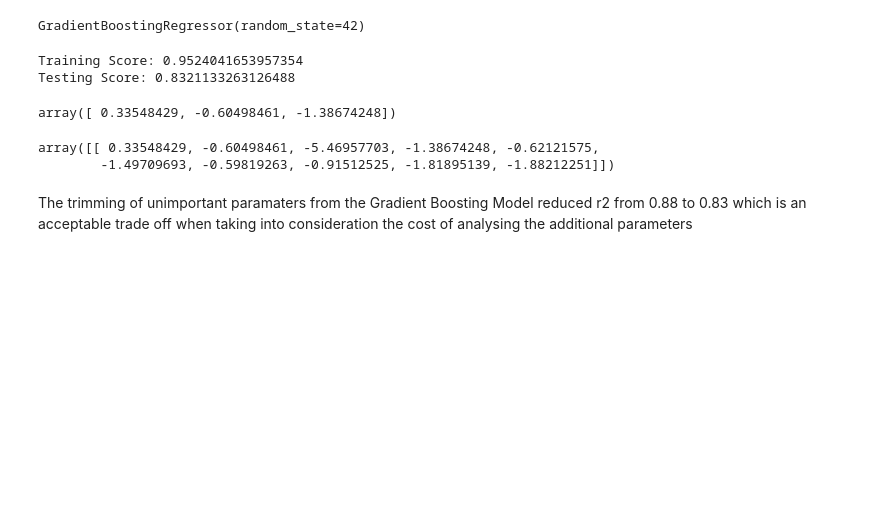
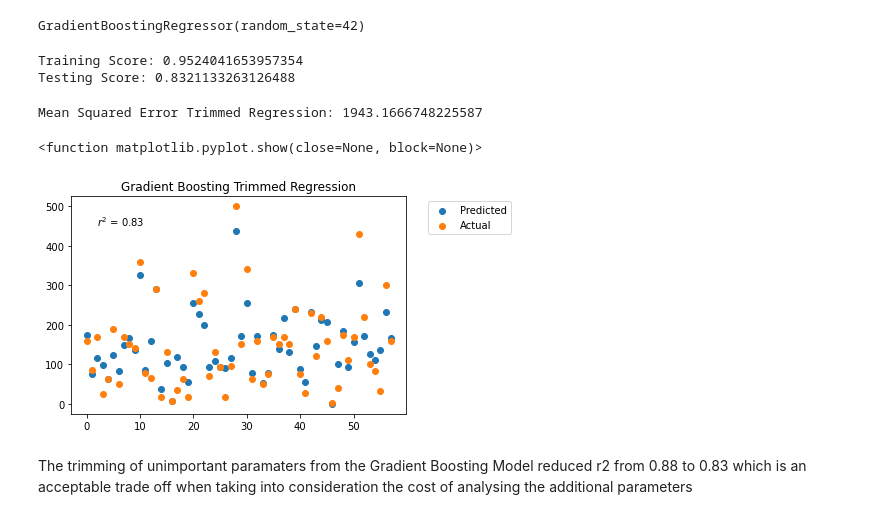
Before and after one commit to JackXinPan/Final-Project, a Jupyter notebook: GW vs SW.ipynb, the cells around one changed output. Drawn from its saved outputs; the diff is of its cells as text; code cells hidden in the pictures; blank space fills up the shorter version.

Commit message:
graph for model

```diff
--- a/GW vs SW.ipynb
+++ b/GW vs SW.ipynb
@@ -889,16 +889,22 @@ y_GBR_SW_Trimmed=GBR_SW_Trimmed.predict(X_SW_test_scaled_trimmed)
 # %% [output]
 Training Score: 0.9524041653957354
 Testing Score: 0.8321133263126488
-# %%
-pretest = X_SW_scaler.transform([[0.049,1.9,4.5,0,0,0,0,0,0,0]])
-np.append(pretest[0][0:2],pretest[0][3])
-# %% [output]
-array([ 0.33548429, -0.60498461, -1.38674248])
-# %%
-pretest
-# %% [output]
-array([[ 0.33548429, -0.60498461, -5.46957703, -1.38674248, -0.62121575,
-        -1.49709693, -0.59819263, -0.91512525, -1.81895139, -1.88212251]])
+# %%
+MSE_Trimmed_SW = np.sum((y_GBR_SW_Trimmed-y_SW_test.ravel())*(y_GBR_SW_Trimmed-y_SW_test.ravel()))/len((y_GBR_SW_Trimmed))
+print(f'Mean Squared Error Trimmed Regression: {MSE_Trimmed_SW}')
+# %% [output]
+Mean Squared Error Trimmed Regression: 1943.1666748225587
+# %%
+plt.scatter(np.arange(len(y_GBR_SW_Trimmed.ravel())),y_GBR_SW_Trimmed.ravel(),label="Predicted")
+plt.scatter(np.arange(len(y_GBR_SW_Trimmed.ravel())),y_SW_test.ravel(),label="Actual")
+plt.annotate(f"$r^{2}$ = {testing_score_GBR_SW_Trimmed:.2f}",xy=(2, 450))
+plt.title("Gradient Boosting Trimmed Regression")
+plt.legend(bbox_to_anchor=(1.05, 1), loc='upper left')
+plt.savefig("static/data/trimmedpred.png",bbox_inches='tight')
+plt.show
+# %% [output]
+<function matplotlib.pyplot.show(close=None, block=None)>
+[figure, added]
 # %% [markdown]
 The trimming of unimportant paramaters from the Gradient Boosting Model reduced r2 from 0.88 to 0.83 which is an acceptable trade off when taking into consideration the cost of analysing the additional parameters
 # %% [markdown]
```
Also changed, not shown: 1 other file.
